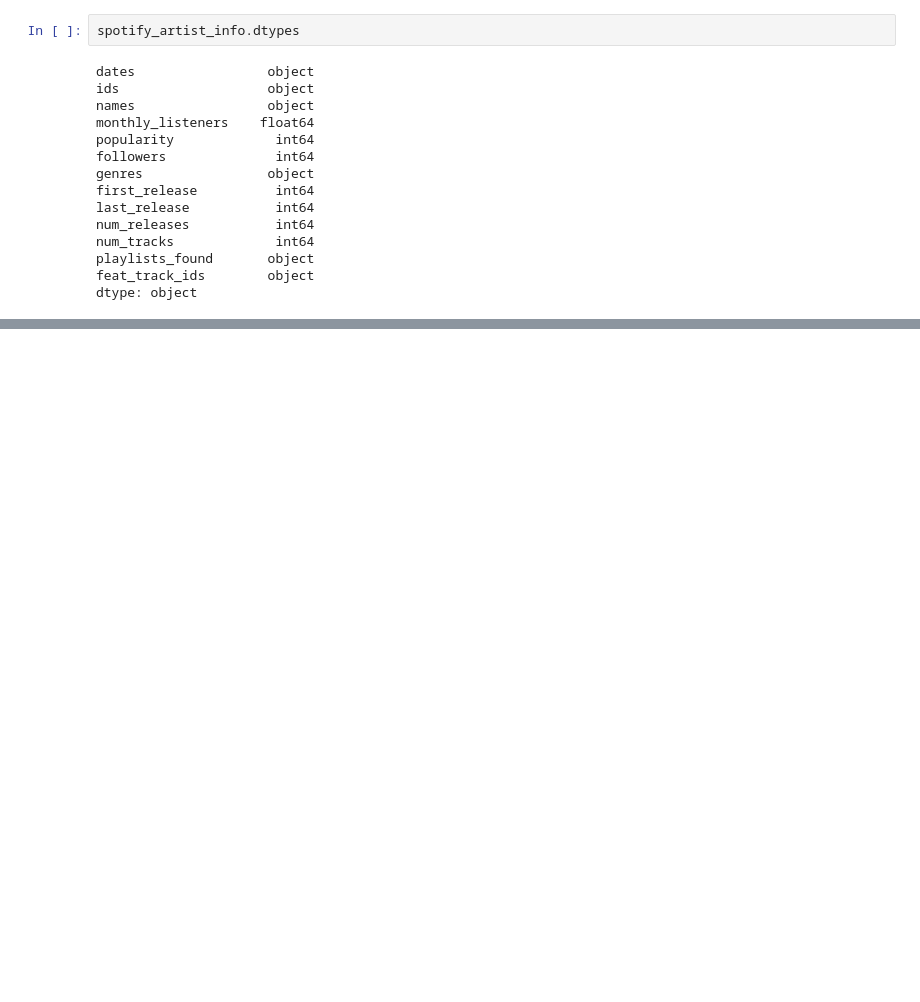
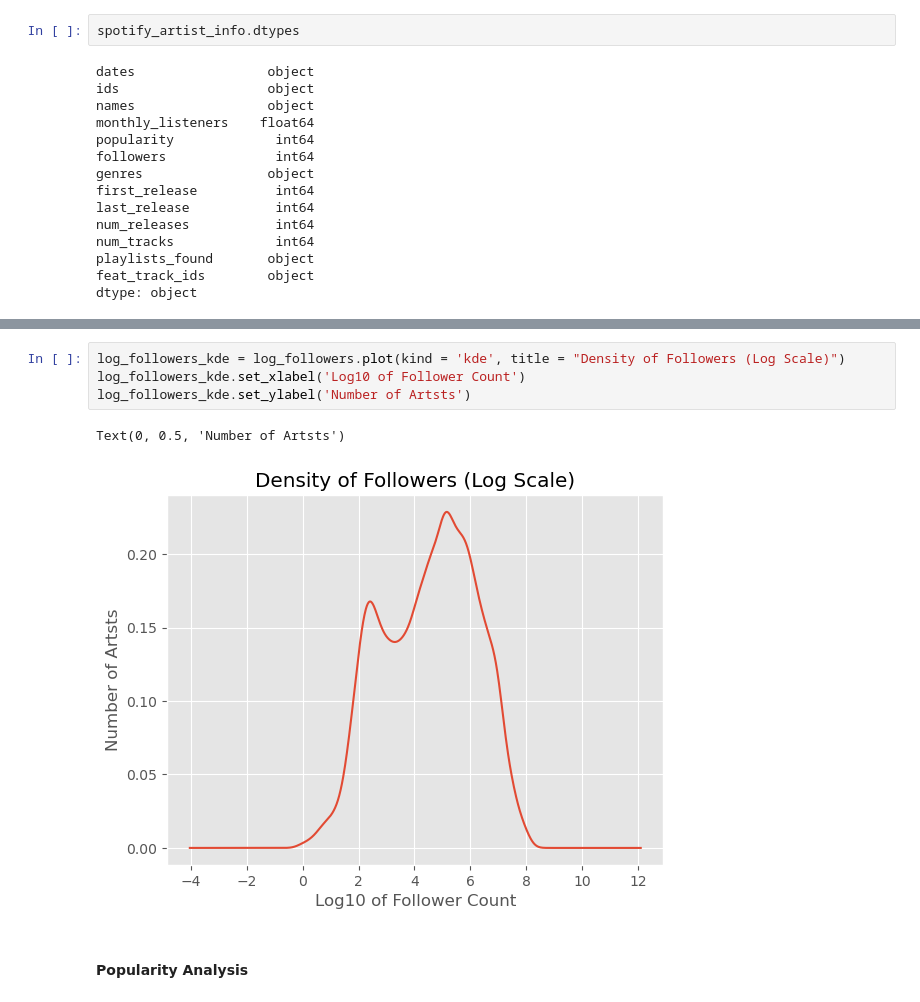
Before and after one commit to JingChengGu/spotify_monthly_listener_predictor, a Jupyter notebook: data_eda.ipynb, the cells around one changed output, grey strips where cells are left out. Saved outputs shown, nothing was run; the diff lists cells and outputs as text; blank space fills up the shorter version.

```diff
--- a/data_eda.ipynb
+++ b/data_eda.ipynb
@@ -46,0 +219,9 @@ spotify_artist_info[spotify_artist_info.isnull()]
+# %%
+log_followers_kde = log_followers.plot(kind = 'kde', title = "Density of Followers (Log Scale)")
+log_followers_kde.set_xlabel('Log10 of Follower Count')
+log_followers_kde.set_ylabel('Number of Artsts')
+# %% [output]
+Text(0, 0.5, 'Number of Artsts')
+[figure, added]
+# %% [markdown]
+#### Popularity Analysis
```
Also changed, not shown: parts of 41 cells of this notebook.
